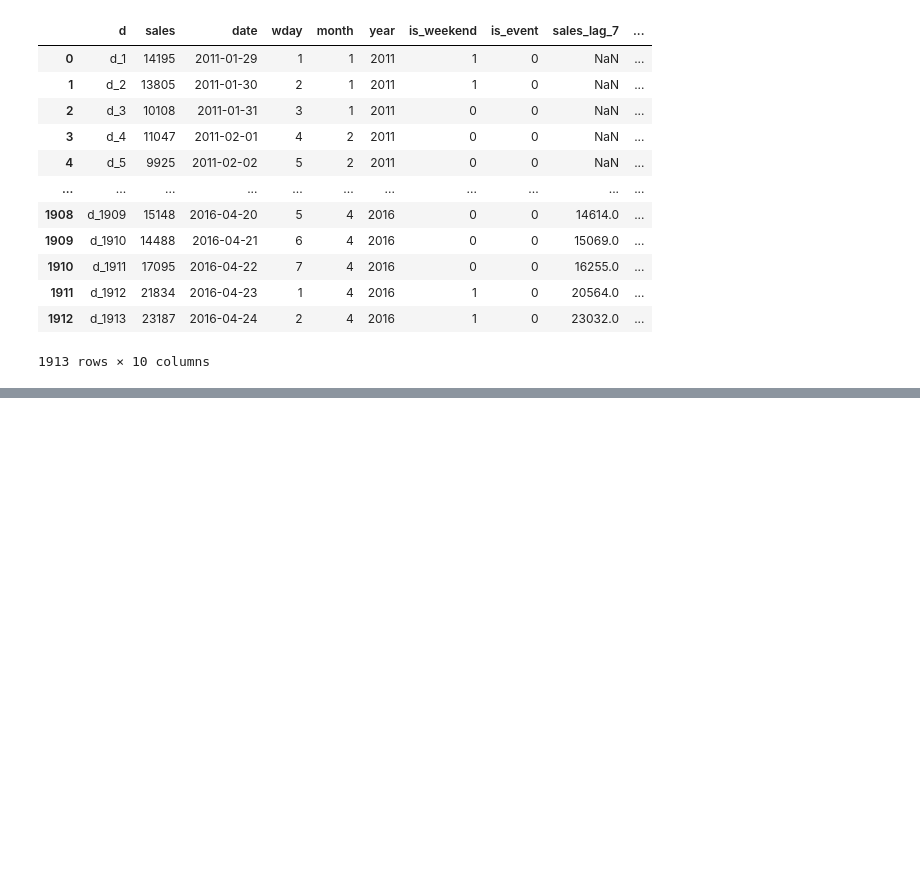
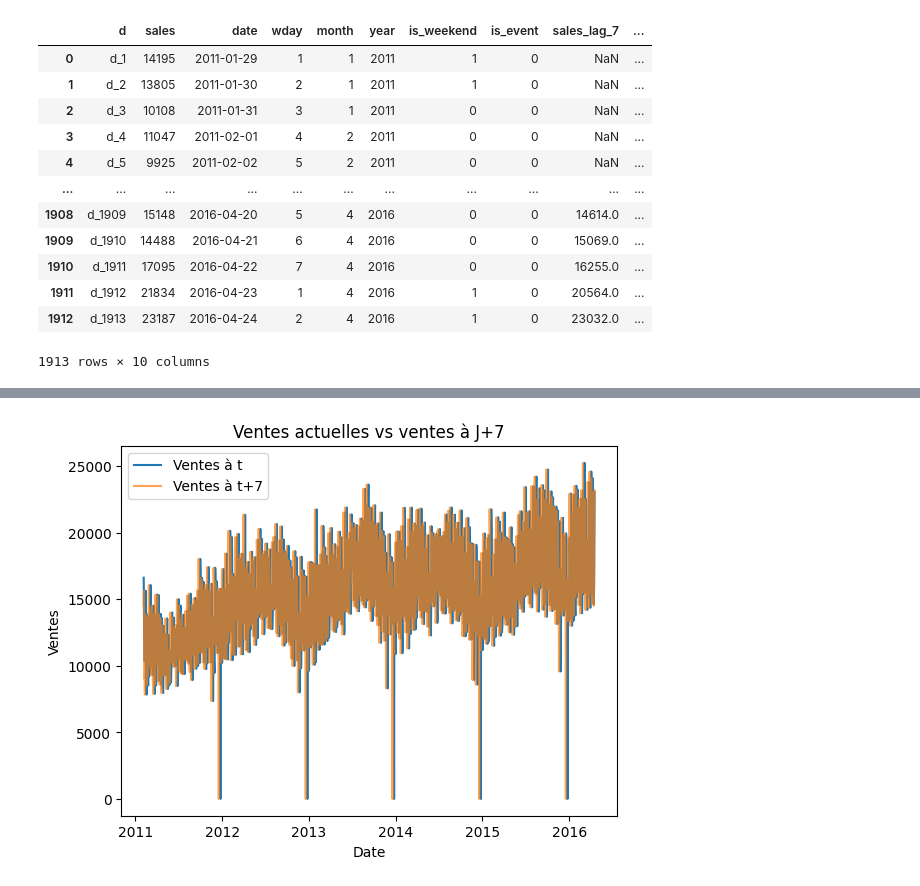
Before and after one commit to Vagaboss/P13-perso-predictions, a Jupyter notebook: notebook/preP13.ipynb, the cells around one changed output, grey strips where cells are left out. Cells and saved outputs as stored; diff of their text form; code cells hidden in the pictures; blank space fills up the shorter version.

```diff
--- a/notebook/preP13.ipynb
+++ b/notebook/preP13.ipynb
@@ -316,0 +445,11 @@ daily_sales_ca["sales_rolling_mean_7"] = (
+# %%
+plt.figure()
+plt.plot(df_model["date"], df_model["sales"], label="Ventes à t")
+plt.plot(df_model["date"], df_model["sales_t_plus_7"], label="Ventes à t+7", alpha=0.7)
+plt.legend()
+plt.title("Ventes actuelles vs ventes à J+7")
+plt.xlabel("Date")
+plt.ylabel("Ventes")
+plt.show()
+# %% [output]
+[figure, added]
```
Also changed, not shown: parts of 44 cells of this notebook, 1 other file.
